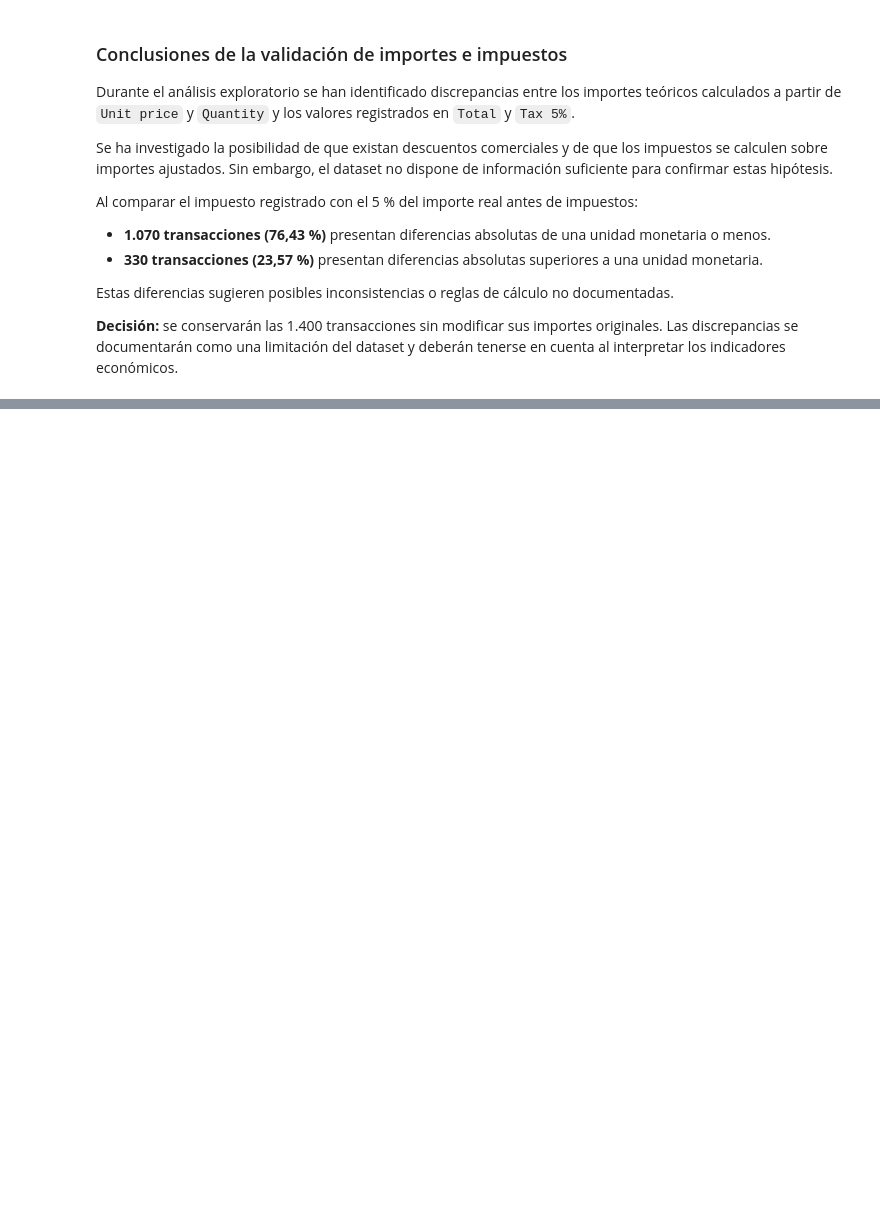
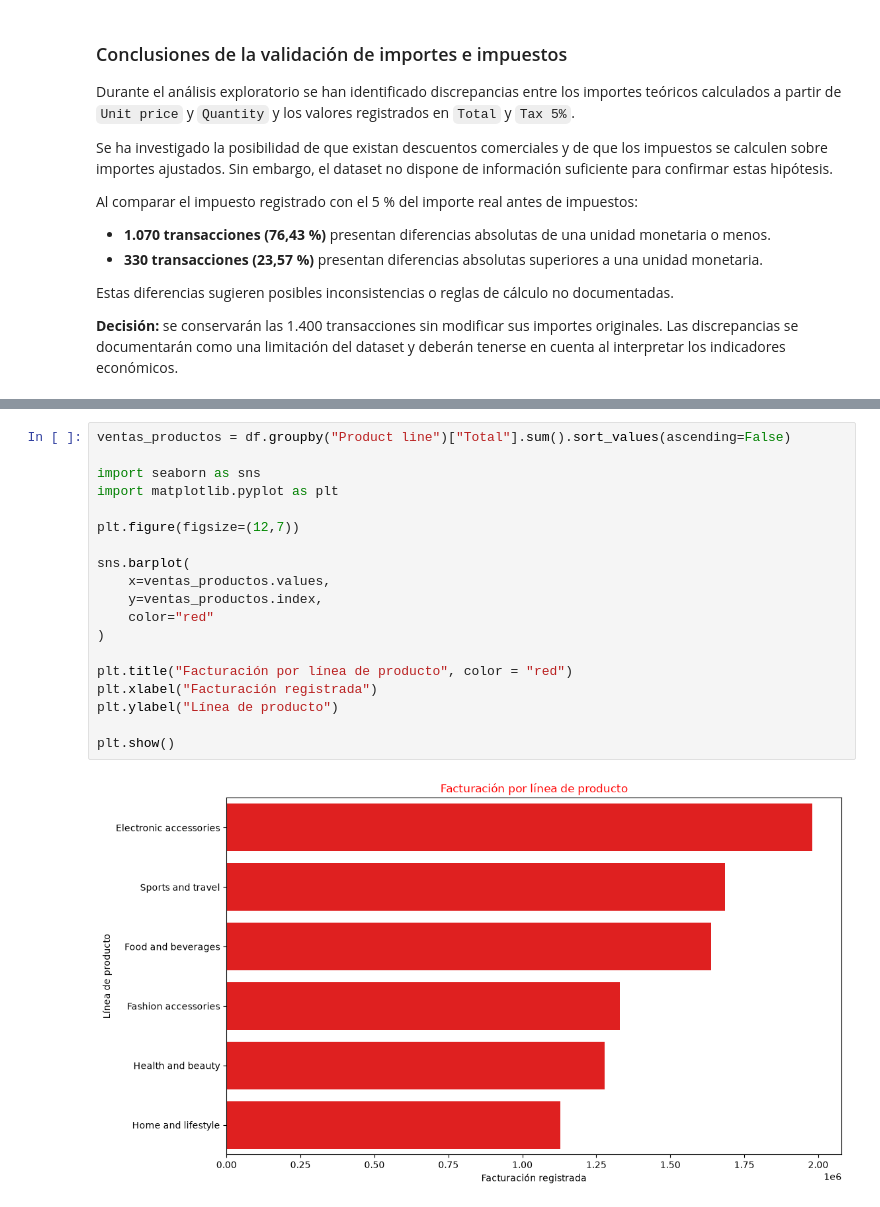
Before and after one commit to ramongomz-wq/EDA-Supermarket-Sales-CursoF5, a Jupyter notebook: notebooks/eda_supermarket.ipynb, the cells around one changed output, grey strips where cells are left out. Saved outputs shown, nothing was run; the diff lists cells and outputs as text; blank space fills up the shorter version.

```diff
--- a/notebooks/eda_supermarket.ipynb
+++ b/notebooks/eda_supermarket.ipynb
@@ -472,0 +637,21 @@ Estas diferencias sugieren posibles inconsistencias o reglas de cálculo no docu
+# %%
+ventas_productos = df.groupby("Product line")["Total"].sum().sort_values(ascending=False)
+
+import seaborn as sns
+import matplotlib.pyplot as plt
+
+plt.figure(figsize=(12,7))
+
+sns.barplot(
+    x=ventas_productos.values,
+    y=ventas_productos.index,
+    color="red"
+)
+
+plt.title("Facturación por línea de producto", color = "red")
+plt.xlabel("Facturación registrada")
+plt.ylabel("Línea de producto")
+
+plt.show()
+# %% [output]
+[figure, added]
```
Also changed, not shown: parts of 13 cells of this notebook.
